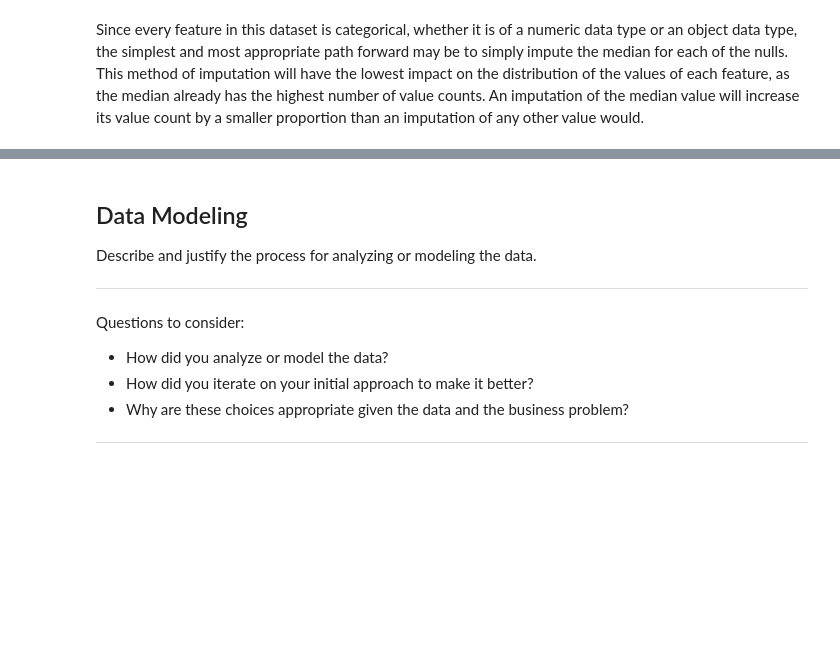
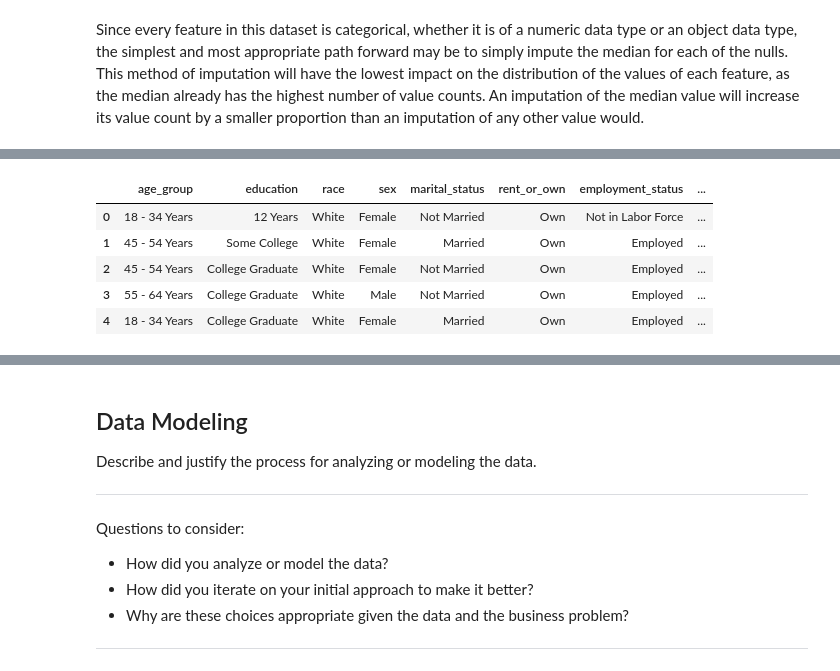
Before and after one commit to ChumpyDuelle/h1n1-and-seasonal-flu-vaccines, a Jupyter notebook: h1n1-and-seasonal-flu-vaccines.ipynb, the cells around one changed output, grey strips where cells are left out. Saved outputs shown, nothing was run; the diff lists cells and outputs as text; code cells hidden in the pictures; blank space fills up the shorter version.

```diff
--- a/h1n1-and-seasonal-flu-vaccines.ipynb
+++ b/h1n1-and-seasonal-flu-vaccines.ipynb
@@ -845,0 +918,2 @@ Since every feature in this dataset is categorical, whether it is of a numeric d
+# %%
+X_train_imputed = object_imputer.transform(X_train)
@@ -845,0 +924,2 @@ Since every feature in this dataset is categorical, whether it is of a numeric d
+# %%
+X_train_imputed = pd.DataFrame(X_train_imputed, columns=X_train.columns)
@@ -845,0 +1008,2 @@ Since every feature in this dataset is categorical, whether it is of a numeric d
+# %%
+features_to_encode = list(df.select_dtypes(include=object))
@@ -845,0 +1086,11 @@ Since every feature in this dataset is categorical, whether it is of a numeric d
+# %%
+X_train_objects = X_train_imputed[features_to_encode]
+# %%
+X_train_objects.head()
+# %% [output]
+|  | age_group | education | race | sex | marital_status | rent_or_own | employment_status | ... |
+| 0 | 18 - 34 Years | 12 Years | White | Female | Not Married | Own | Not in Labor Force | ... |
+| 1 | 45 - 54 Years | Some College | White | Female | Married | Own | Employed | ... |
+| 2 | 45 - 54 Years | College Graduate | White | Female | Not Married | Own | Employed | ... |
+| 3 | 55 - 64 Years | College Graduate | White | Male | Not Married | Own | Employed | ... |
+| 4 | 18 - 34 Years | College Graduate | White | Female | Married | Own | Employed | ... |
```
Also changed, not shown: parts of 39 cells of this notebook.
